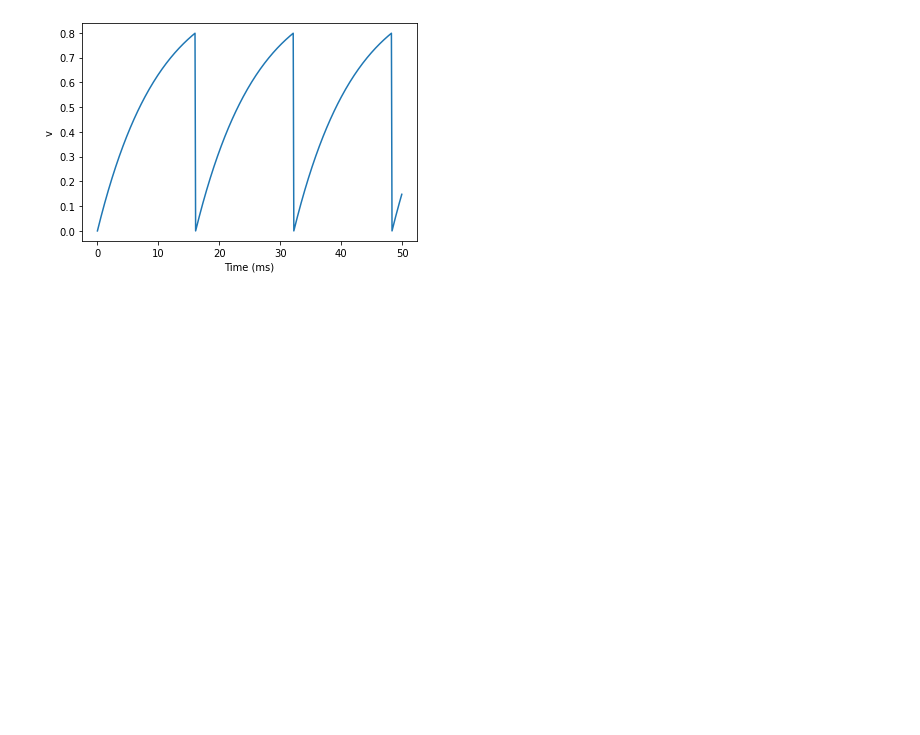
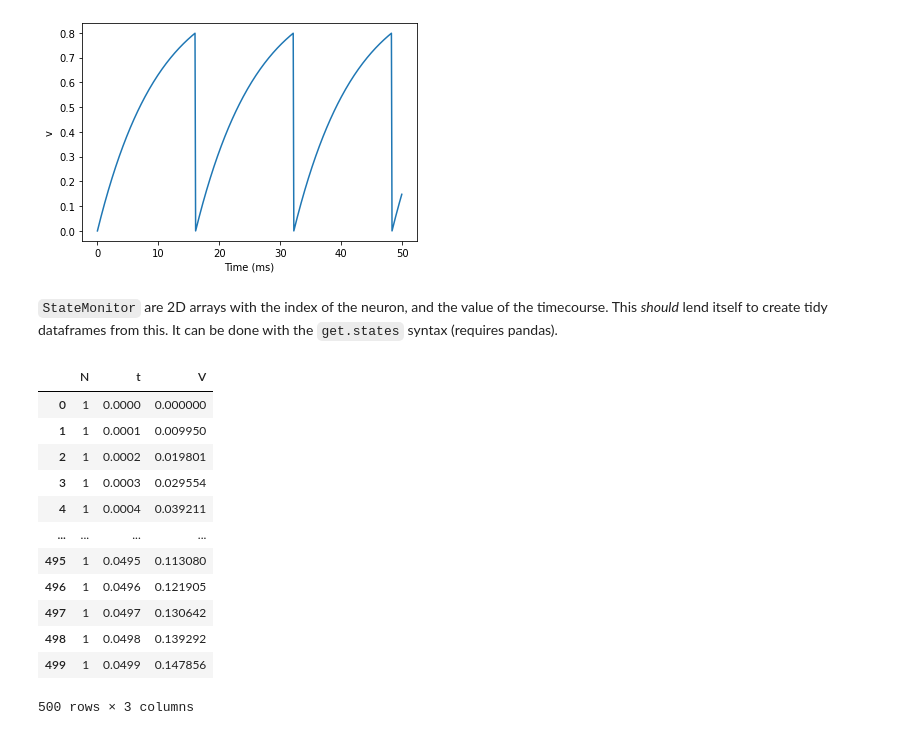
Before and after one commit to linusconrad/neurodynamics-learning, a Jupyter notebook: Linus-neurodyn-notes.ipynb, the cells around one changed output. Saved outputs shown, nothing was run; the diff lists cells and outputs as text; code cells hidden in the pictures; blank space fills up the shorter version.

```diff
--- a/Linus-neurodyn-notes.ipynb
+++ b/Linus-neurodyn-notes.ipynb
@@ -65,10 +75,36 @@ dv/dt = (1-v)/tau : 1
 
 G = NeuronGroup(1, eqs, threshold='v>0.8', reset='v = 0', method='exact')
 
-M = StateMonitor(G, 'v', record=0)
+M = StateMonitor(G, 'v', record=True)
 run(50*ms)
 plot(M.t/ms, M.v[0])
 xlabel('Time (ms)')
 ylabel('v');
 # %% [output]
 [figure]
+# %% [markdown]
+`StateMonitor` are 2D arrays with the index of the neuron, and the value of the timecourse.
+This *should* lend itself to create tidy dataframes from this.
+It can be done with the `get.states` syntax (requires pandas).
+# %%
+test = M.get_states(['t','v'[0]], units =False)
+#test
+#len(M.v[0])
+pd.DataFrame({
+    'N': len(M.v),
+    't': M.t,
+    'V': M.v[0]})
+# %% [output]
+|  | N | t | V |
+| 0 | 1 | 0.0000 | 0.000000 |
+| 1 | 1 | 0.0001 | 0.009950 |
+| 2 | 1 | 0.0002 | 0.019801 |
+| 3 | 1 | 0.0003 | 0.029554 |
+| 4 | 1 | 0.0004 | 0.039211 |
+| ... | ... | ... | ... |
+| 495 | 1 | 0.0495 | 0.113080 |
+| 496 | 1 | 0.0496 | 0.121905 |
+| 497 | 1 | 0.0497 | 0.130642 |
+| 498 | 1 | 0.0498 | 0.139292 |
+| 499 | 1 | 0.0499 | 0.147856 |
+500 rows × 3 columns
```
Also changed, not shown: parts of 5 cells of this notebook, 1 other file.
